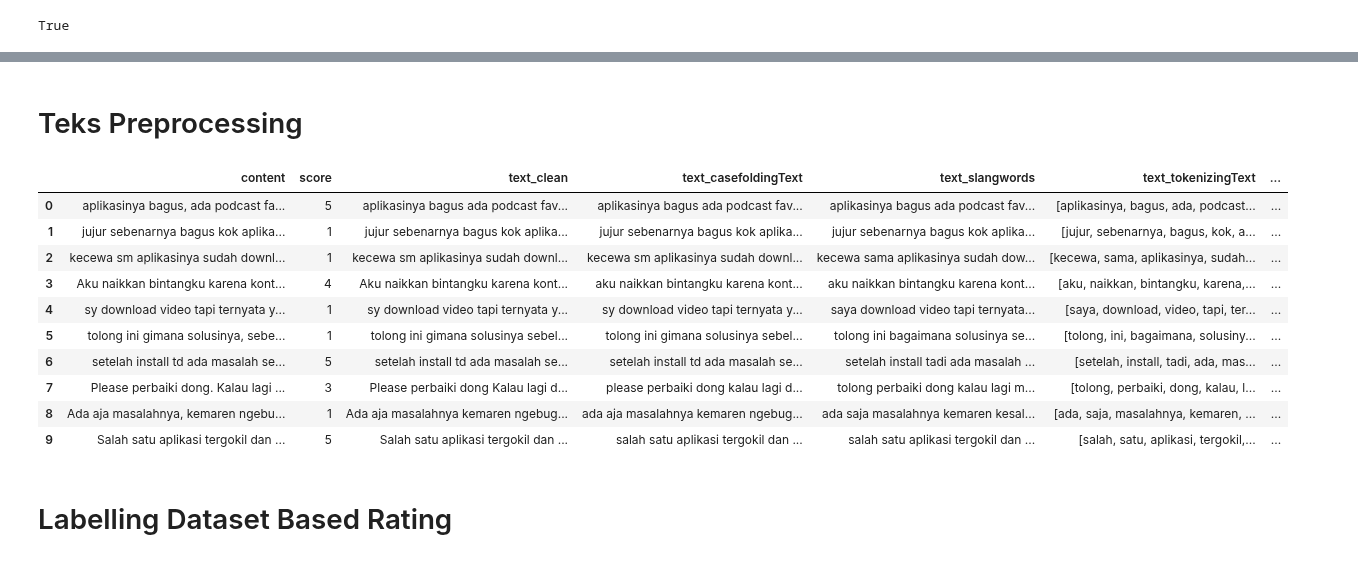
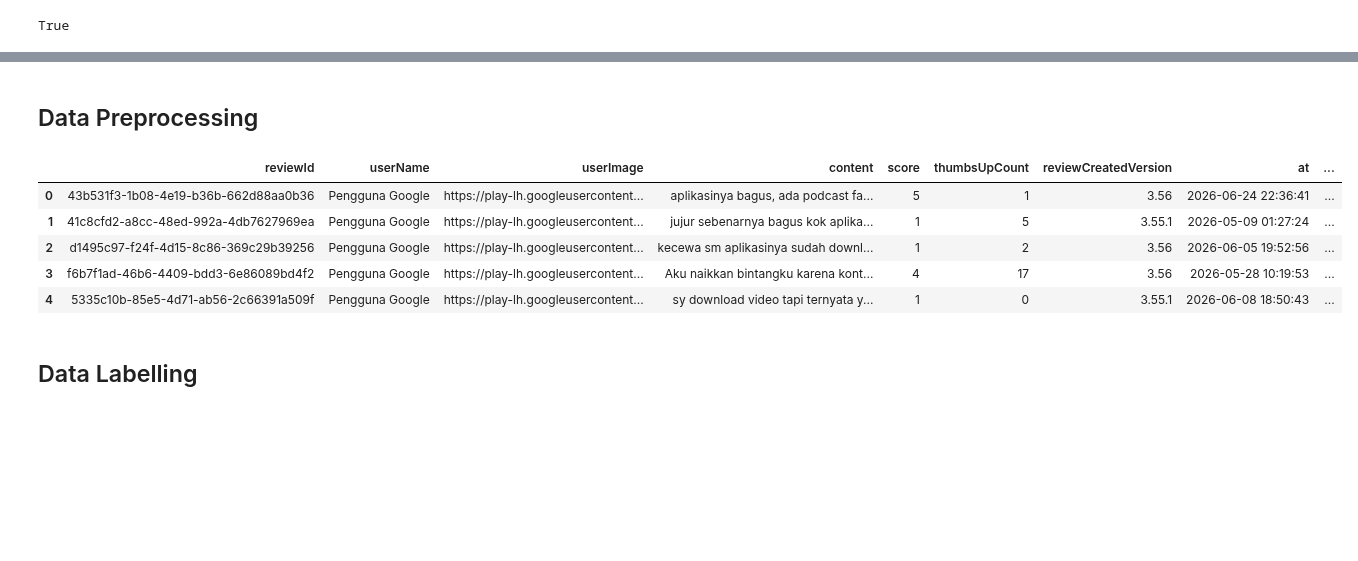
Before and after one commit to hairulanaam/sentiment-analysis-noice-app, a Jupyter notebook: notebook/training.ipynb, the cells around one changed output, grey strips where cells are left out. Drawn from its saved outputs; the diff is of its cells as text; code cells hidden in the pictures; blank space fills up the shorter version.

```diff
--- a/notebook/training.ipynb
+++ b/notebook/training.ipynb
@@ -33,3 +37,2 @@ True
 # %%
-df = pd.read_csv('noice_app_reviews.csv')
-df.info()
+df = pd.read_csv('../dataset/noice_app_reviews.csv')
@@ -54,0 +97,4 @@ memory usage: 1.0 MB
+# %%
+# Hapus kolom yang memiliki banyak nilai yang hilang
+df.drop(['replyContent', 'repliedAt'], axis=1, inplace=True)
+df.info()
@@ -55,13 +118,7 @@ memory usage: 1.0 MB
 # %%
-# Membuat salinan dari DataFrame dengan hanya kolom 'content' dan 'score'
-df_clean = df[['content', 'score']].copy()
+# Imputasi nilai yang hilang
+df['reviewCreatedVersion'].fillna('Unknown', inplace=True)
+df['appVersion'].fillna('Unknown', inplace=True)
 
-# Menghapus baris yang memiliki nilai NaN pada kolom 'content' atau 'score'
-df_clean = df_clean.dropna(subset=['content', 'score'])
-
-# Menghapus duplikat dari DataFrame dan mereset indeks
-df_clean = df_clean.drop_duplicates().reset_index(drop=True)
-
-print(f"Total data bersih: {df_clean.shape}\n")
-print(df_clean.info())
+print(df.isna().sum())
 # %% [output]
@@ -80,5 +149,5 @@ None
 # %% [markdown]
-# Teks Preprocessing
+## Data Preprocessing
 # %%
 def cleaningText(text):
     text = re.sub(r'@[A-Za-z0-9]+', '', text) # menghapus mention
@@ -175,36 +226,31 @@ def fix_slangwords(text):
     return fixed_text
 # %%
 # Membersihkan teks dan menyimpannya di kolom 'text_clean'
-df_clean['text_clean'] = df_clean['content'].apply(cleaningText)
+df['text_clean'] = df['content'].apply(cleaningText)
 
 # Mengubah huruf dalam teks menjadi huruf kecil dan menyimpannya di 'text_casefoldingText'
-df_clean['text_casefoldingText'] = df_clean['text_clean'].apply(casefoldingText)
+df['text_casefoldingText'] = df['text_clean'].apply(casefoldingText)
 
 # Mengganti kata-kata slang dengan kata-kata standar dan menyimpannya di 'text_slangwords'
-df_clean['text_slangwords'] = df_clean['text_casefoldingText'].apply(fix_slangwords)
+df['text_slangwords'] = df['text_casefoldingText'].apply(fix_slangwords)
 
 # Memecah teks menjadi token (kata-kata) dan menyimpannya di 'text_tokenizingText'
-df_clean['text_tokenizingText'] = df_clean['text_slangwords'].apply(tokenizingText)
+df['text_tokenizingText'] = df['text_slangwords'].apply(tokenizingText)
 
 # Menghapus kata-kata stop (kata-kata umum) dan menyimpannya di 'text_stopword'
-df_clean['text_stopword'] = df_clean['text_tokenizingText'].apply(filteringText)
+df['text_stopword'] = df['text_tokenizingText'].apply(filteringText)
 
 # Menggabungkan token-token menjadi kalimat dan menyimpannya di 'text_final'
-df_clean['text_final'] = df_clean['text_stopword'].apply(toSentence)
+df['text_final'] = df['text_stopword'].apply(toSentence)
 # %%
-df_clean.head(10)
+df.head()
 # %% [output]
-|  | content | score | text_clean | text_casefoldingText | text_slangwords | text_tokenizingText | ... |
-| 0 | aplikasinya bagus, ada podcast fa... | 5 | aplikasinya bagus ada podcast fav... | aplikasinya bagus ada podcast fav... | aplikasinya bagus ada podcast fav... | [aplikasinya, bagus, ada, podcast... | ... |
-| 1 | jujur sebenarnya bagus kok aplika... | 1 | jujur sebenarnya bagus kok aplika... | jujur sebenarnya bagus kok aplika... | jujur sebenarnya bagus kok aplika... | [jujur, sebenarnya, bagus, kok, a... | ... |
-| 2 | kecewa sm aplikasinya sudah downl... | 1 | kecewa sm aplikasinya sudah downl... | kecewa sm aplikasinya sudah downl... | kecewa sama aplikasinya sudah dow... | [kecewa, sama, aplikasinya, sudah... | ... |
-| 3 | Aku naikkan bintangku karena kont... | 4 | Aku naikkan bintangku karena kont... | aku naikkan bintangku karena kont... | aku naikkan bintangku karena kont... | [aku, naikkan, bintangku, karena,... | ... |
-| 4 | sy download video tapi ternyata y... | 1 | sy download video tapi ternyata y... | sy download video tapi ternyata y... | saya download video tapi ternyata... | [saya, download, video, tapi, ter... | ... |
-| 5 | tolong ini gimana solusinya, sebe... | 1 | tolong ini gimana solusinya sebel... | tolong ini gimana solusinya sebel... | tolong ini bagaimana solusinya se... | [tolong, ini, bagaimana, solusiny... | ... |
-| 6 | setelah install td ada masalah se... | 5 | setelah install td ada masalah se... | setelah install td ada masalah se... | setelah install tadi ada masalah ... | [setelah, install, tadi, ada, mas... | ... |
-| 7 | Please perbaiki dong. Kalau lagi ... | 3 | Please perbaiki dong Kalau lagi d... | please perbaiki dong kalau lagi d... | tolong perbaiki dong kalau lagi m... | [tolong, perbaiki, dong, kalau, l... | ... |
-| 8 | Ada aja masalahnya, kemaren ngebu... | 1 | Ada aja masalahnya kemaren ngebug... | ada aja masalahnya kemaren ngebug... | ada saja masalahnya kemaren kesal... | [ada, saja, masalahnya, kemaren, ... | ... |
-| 9 | Salah satu aplikasi tergokil dan ... | 5 | Salah satu aplikasi tergokil dan ... | salah satu aplikasi tergokil dan ... | salah satu aplikasi tergokil dan ... | [salah, satu, aplikasi, tergokil,... | ... |
+|  | reviewId | userName | userImage | content | score | thumbsUpCount | reviewCreatedVersion | at | ... |
+| 0 | 43b531f3-1b08-4e19-b36b-662d88aa0b36 | Pengguna Google | https://play-lh.googleusercontent... | aplikasinya bagus, ada podcast fa... | 5 | 1 | 3.56 | 2026-06-24 22:36:41 | ... |
+| 1 | 41c8cfd2-a8cc-48ed-992a-4db7627969ea | Pengguna Google | https://play-lh.googleusercontent... | jujur sebenarnya bagus kok aplika... | 1 | 5 | 3.55.1 | 2026-05-09 01:27:24 | ... |
+| 2 | d1495c97-f24f-4d15-8c86-369c29b39256 | Pengguna Google | https://play-lh.googleusercontent... | kecewa sm aplikasinya sudah downl... | 1 | 2 | 3.56 | 2026-06-05 19:52:56 | ... |
+| 3 | f6b7f1ad-46b6-4409-bdd3-6e86089bd4f2 | Pengguna Google | https://play-lh.googleusercontent... | Aku naikkan bintangku karena kont... | 4 | 17 | 3.56 | 2026-05-28 10:19:53 | ... |
+| 4 | 5335c10b-85e5-4d71-ab56-2c66391a509f | Pengguna Google | https://play-lh.googleusercontent... | sy download video tapi ternyata y... | 1 | 0 | 3.55.1 | 2026-06-08 18:50:43 | ... |
 # %% [markdown]
-# Labelling Dataset Based Rating
+## Data Labelling
 # %%
```
Also changed, not shown: parts of 47 cells of this notebook, 3 other files.
